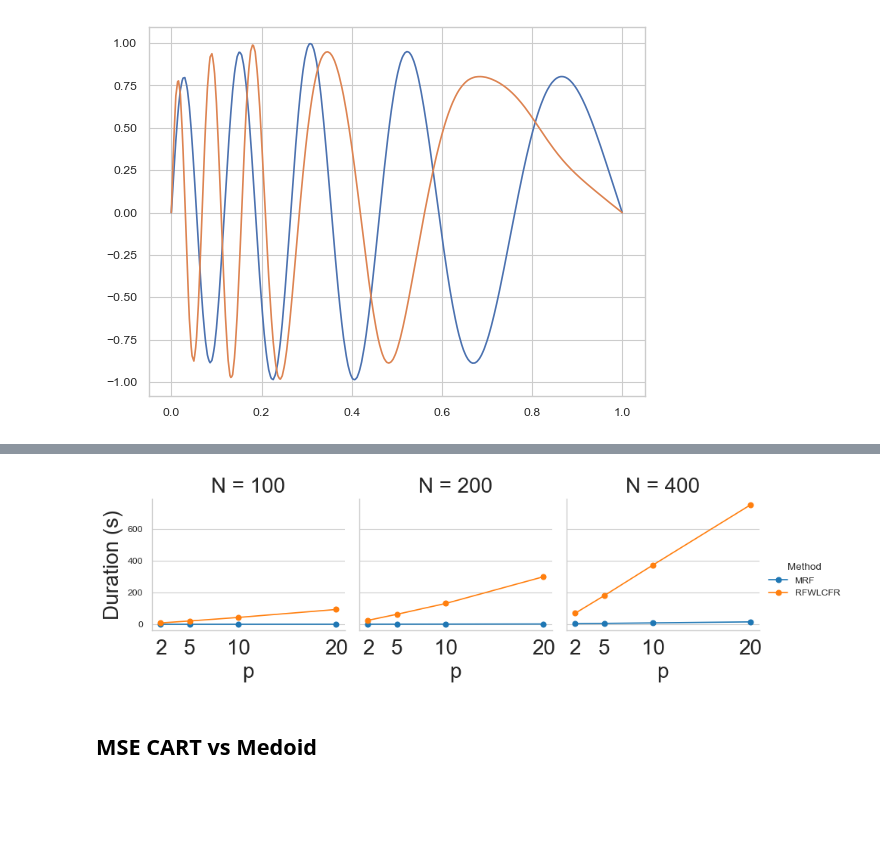
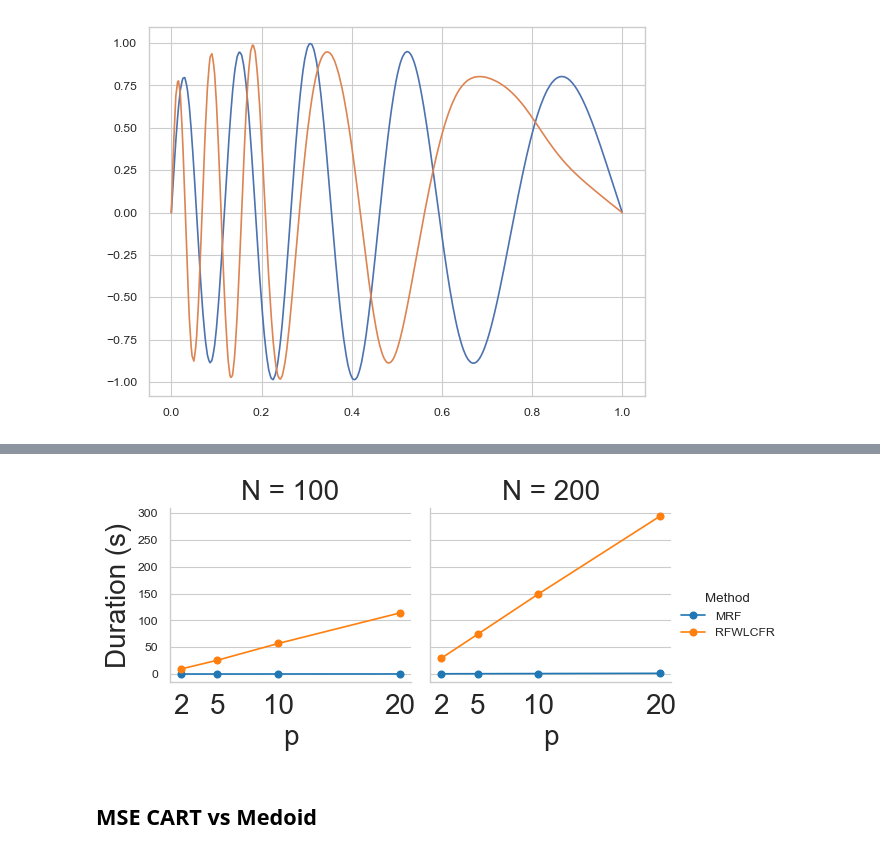
Before and after one commit to matthieubulte/pyfrechet, a Jupyter notebook: benchmark/phase.ipynb, the cells around one changed output, grey strips where cells are left out. Drawn from its saved outputs; the diff is of its cells as text; code cells hidden in the pictures; blank space fills up the shorter version.

```diff
--- a/benchmark/phase.ipynb
+++ b/benchmark/phase.ipynb
@@ -331,10 +322,10 @@ df['fitting_duration'] = df['duration'] - df['dist_duration']
 # %%
 from plot_bench import *
-forest_df = make_forest_df(df, dists_ref_method='medoid_greedy')
+forest_df = make_forest_df(df, dists_ref_method='medoid_2means', Ns=[100,200])
 plot_forest_df(forest_df)
 plt.savefig("./plots/runtime_phase.pdf")
 # %% [output]
-[figure, old version]
+[figure, new version]
 # %% [markdown]
 ## MSE CART vs Medoid
 # %%
```
Also changed, not shown: parts of 3 cells of this notebook, 7 other files.
